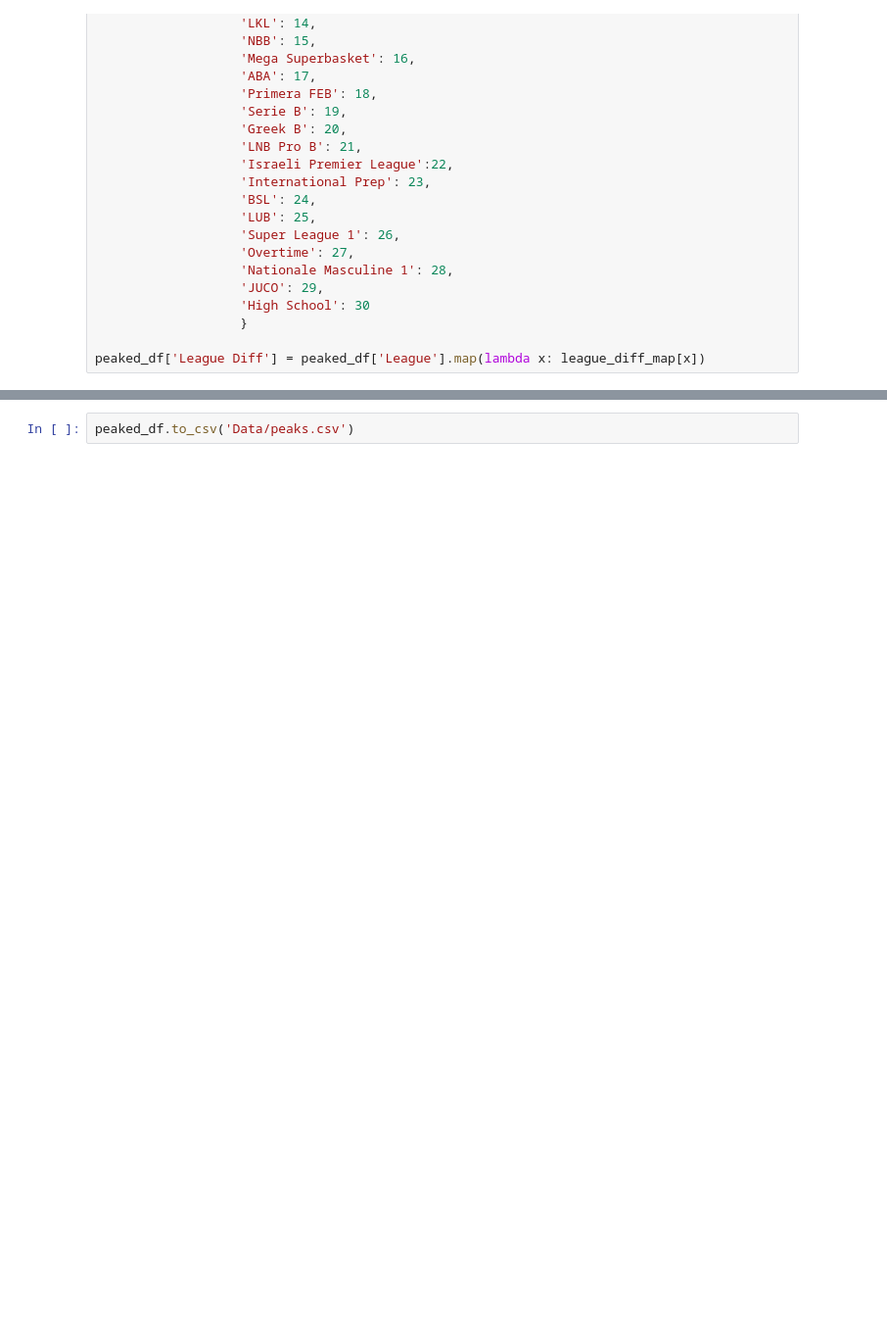
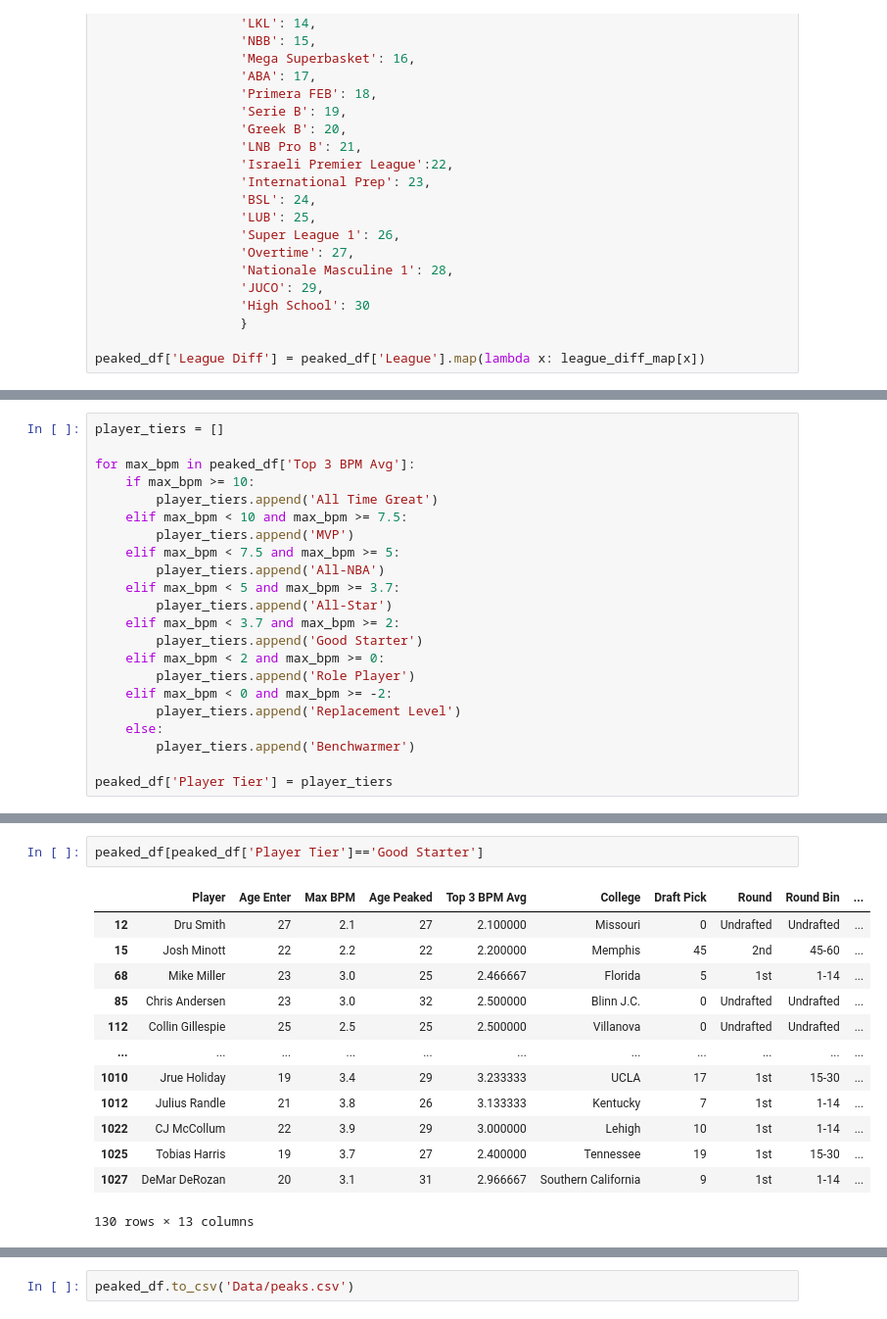
Before and after one commit to nicholaskim1004/Bayesian-NBA-Peak-Analysis, a Jupyter notebook: data_pre_peaks.ipynb, the cells around one changed output, grey strips where cells are left out. Shown at 98% size. Drawn from its saved outputs; the diff is of its cells as text; blank space fills up the shorter version.

```diff
--- a/data_pre_peaks.ipynb
+++ b/data_pre_peaks.ipynb
@@ -397,0 +446,22 @@ peaked_df = peaked_df.drop('Unnamed: 0', axis=1)
+# %%
+player_tiers = []
+
+for max_bpm in peaked_df['Top 3 BPM Avg']:
+    if max_bpm >= 10:
+        player_tiers.append('All Time Great')
+    elif max_bpm < 10 and max_bpm >= 7.5:
+        player_tiers.append('MVP')
+    elif max_bpm < 7.5 and max_bpm >= 5:
+        player_tiers.append('All-NBA')
+    elif max_bpm < 5 and max_bpm >= 3.7:
+        player_tiers.append('All-Star')
+    elif max_bpm < 3.7 and max_bpm >= 2:
+        player_tiers.append('Good Starter')
+    elif max_bpm < 2 and max_bpm >= 0:
+        player_tiers.append('Role Player')
+    elif max_bpm < 0 and max_bpm >= -2:
+        player_tiers.append('Replacement Level')
+    else:
+        player_tiers.append('Benchwarmer')
+
+peaked_df['Player Tier'] = player_tiers
@@ -397,0 +481,16 @@ peaked_df = peaked_df.drop('Unnamed: 0', axis=1)
+# %%
+peaked_df[peaked_df['Player Tier']=='Good Starter']
+# %% [output]
+|  | Player | Age Enter | Max BPM | Age Peaked | Top 3 BPM Avg | College | Draft Pick | Round | Round Bin | ... |
+| 12 | Dru Smith | 27 | 2.1 | 27 | 2.100000 | Missouri | 0 | Undrafted | Undrafted | ... |
+| 15 | Josh Minott | 22 | 2.2 | 22 | 2.200000 | Memphis | 45 | 2nd | 45-60 | ... |
+| 68 | Mike Miller | 23 | 3.0 | 25 | 2.466667 | Florida | 5 | 1st | 1-14 | ... |
+| 85 | Chris Andersen | 23 | 3.0 | 32 | 2.500000 | Blinn J.C. | 0 | Undrafted | Undrafted | ... |
+| 112 | Collin Gillespie | 25 | 2.5 | 25 | 2.500000 | Villanova | 0 | Undrafted | Undrafted | ... |
+| ... | ... | ... | ... | ... | ... | ... | ... | ... | ... | ... |
+| 1010 | Jrue Holiday | 19 | 3.4 | 29 | 3.233333 | UCLA | 17 | 1st | 15-30 | ... |
+| 1012 | Julius Randle | 21 | 3.8 | 26 | 3.133333 | Kentucky | 7 | 1st | 1-14 | ... |
+| 1022 | CJ McCollum | 22 | 3.9 | 29 | 3.000000 | Lehigh | 10 | 1st | 1-14 | ... |
+| 1025 | Tobias Harris | 19 | 3.7 | 27 | 2.400000 | Tennessee | 19 | 1st | 15-30 | ... |
+| 1027 | DeMar DeRozan | 20 | 3.1 | 31 | 2.966667 | Southern California | 9 | 1st | 1-14 | ... |
+130 rows × 13 columns
```
Also changed, not shown: parts of 18 cells of this notebook, 1 other file.
